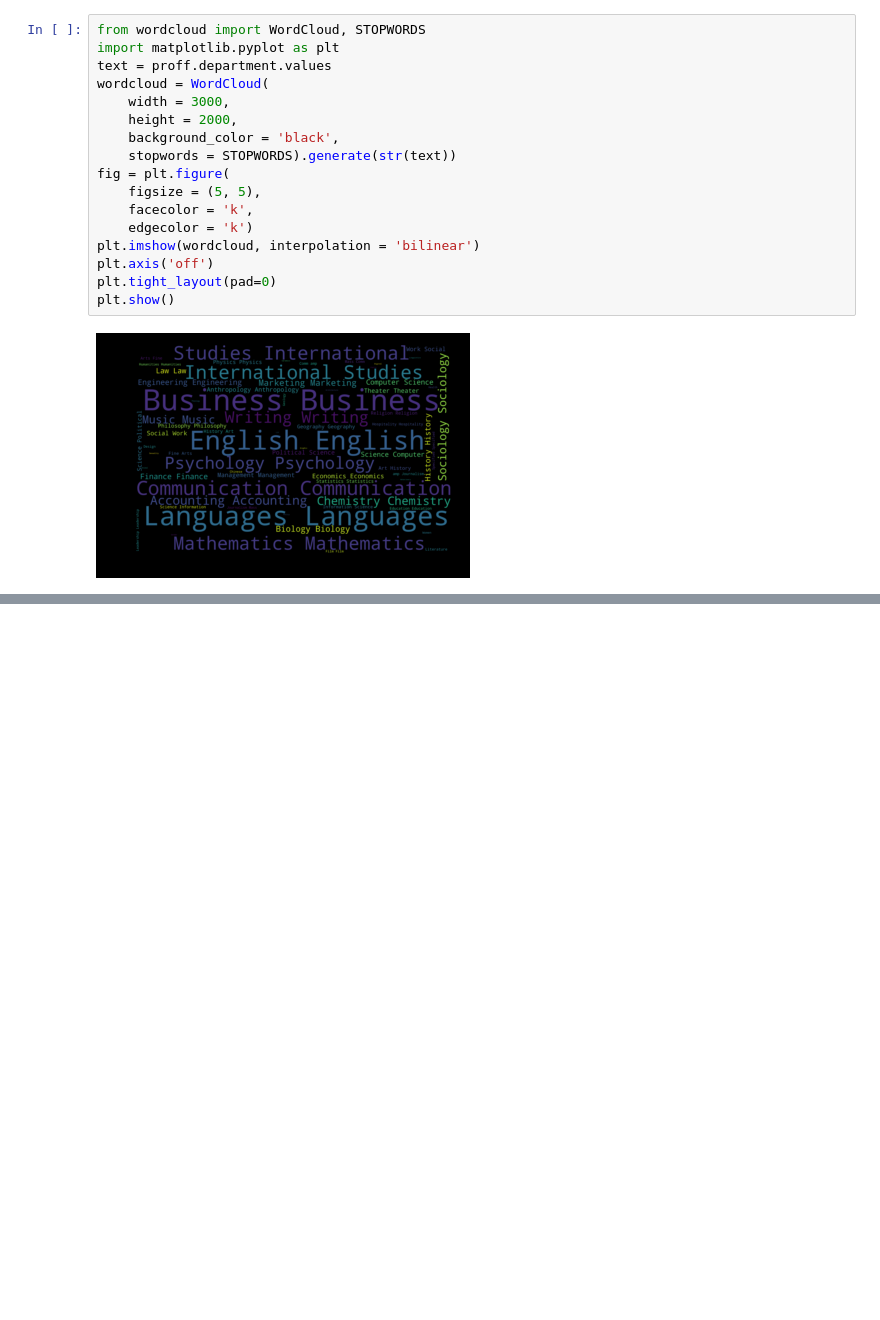
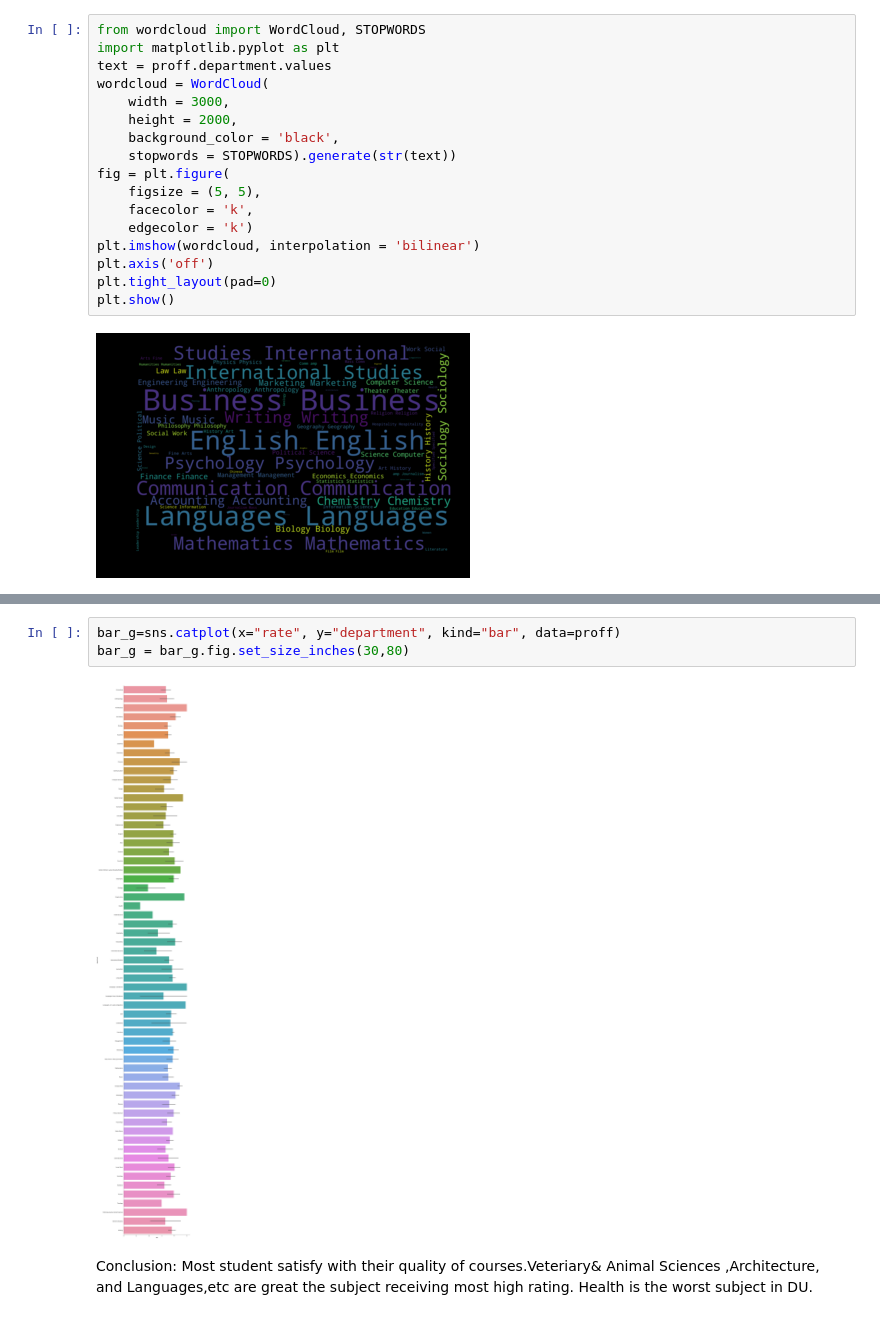
Before and after one commit to jinruiwen/DataScienceTool_Project, a Jupyter notebook: Final_Project.ipynb, the cells around one changed output, grey strips where cells are left out. Cells and saved outputs as stored; diff of their text form; blank space fills up the shorter version.

```diff
--- a/Final_Project.ipynb
+++ b/Final_Project.ipynb
@@ -426,0 +436,7 @@ plt.show()
+# %%
+bar_g=sns.catplot(x="rate", y="department", kind="bar", data=proff)
+bar_g = bar_g.fig.set_size_inches(30,80)
+# %% [output]
+[figure, added]
+# %% [markdown]
+Conclusion: Most student satisfy with their quality of courses.Veteriary& Animal Sciences ,Architecture, and Languages,etc are great the subject receiving most high rating. Health is the worst subject in DU.
```
Also changed, not shown: parts of 3 cells of this notebook.
